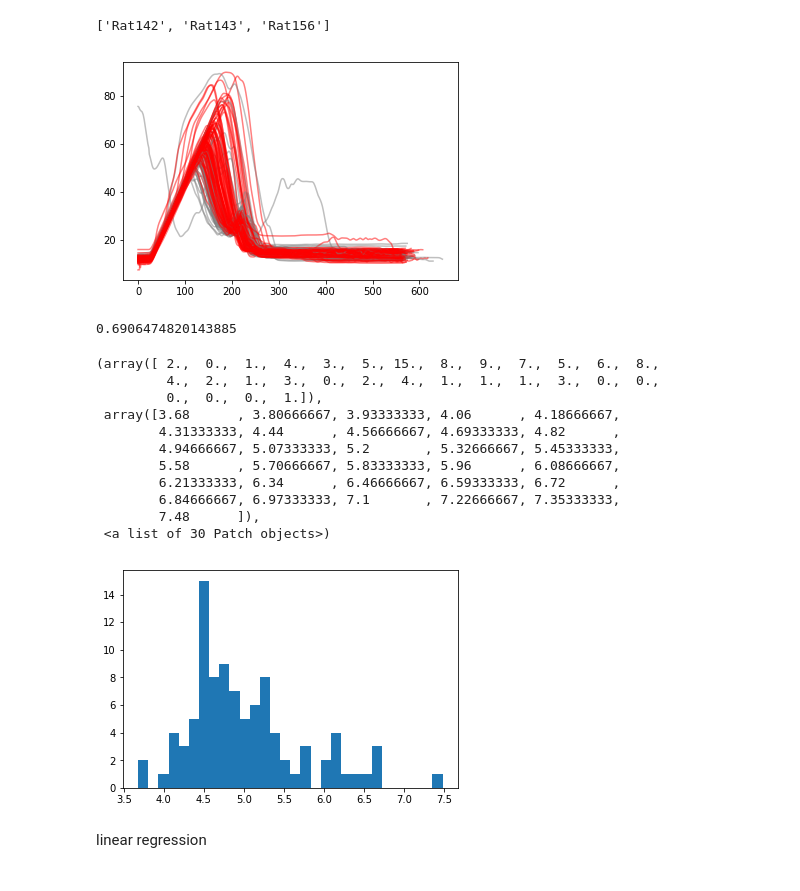
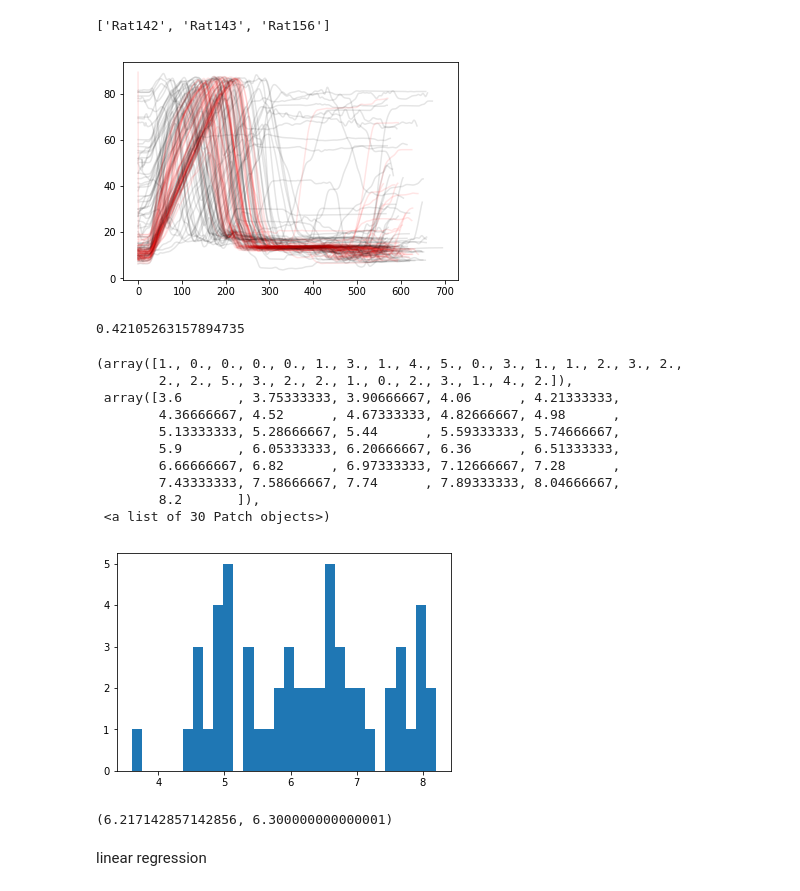
Before and after one commit to AtMostafa/2020-striatal-function, a Jupyter notebook: _experimental/TestNotebook.ipynb, the cells around one changed output. Saved outputs shown, nothing was run; the diff lists cells and outputs as text; code cells hidden in the pictures.

```diff
--- a/_experimental/TestNotebook.ipynb
+++ b/_experimental/TestNotebook.ipynb
@@ -68,3 +109,4 @@ print(animalList)
 # %%
-session='Rat304_2019_01_22_13_14'
+session='Rat267_2018_09_03_11_38'
 data=Data(root,session[:6],session,param=param,redoPreprocess=False, saveAsPickle=False);
+a,b=sequential_trials(data)
@@ -113,32 +113,50 @@ a,b=sequential_trials(data)
+# %%
+plt.close('all')
+
+for trial in data.position:
+    if trial in a:
+        c='r'
+    else: continue
+    ax=plt.axes()
+    ax.cla()
+    ax.plot(data.position[trial],color=c)
+    ax.axvline((data.entranceTime[trial]+1)*25)
+    plt.show()
+    plt.draw()
+    print(trial)
+    breakpoint()
+    clear_output()
 # %%
-
 ax=plt.axes()
 for trial in data.position:
     if trial in a:
         c='r'
-    else: c=[.5,.5,.5,.01]
-    ax.plot(data.position[trial],color=c,alpha=.5)
+    else: c='k'
+    ax.plot(data.position[trial],c,alpha=.1)
 # %% [output]
-[figure, old version]
+[figure, new version]
 # %%
 len(a)/data.nTrial
 # %% [output]
-0.6906474820143885
+0.42105263157894735
 # %%
 plt.hist(b,30)
 # %% [output]
-(array([ 2.,  0.,  1.,  4.,  3.,  5., 15.,  8.,  9.,  7.,  5.,  6.,  8.,
-         4.,  2.,  1.,  3.,  0.,  2.,  4.,  1.,  1.,  1.,  3.,  0.,  0.,
-         0.,  0.,  0.,  1.]),
- array([3.68      , 3.80666667, 3.93333333, 4.06      , 4.18666667,
-        4.31333333, 4.44      , 4.56666667, 4.69333333, 4.82      ,
-        4.94666667, 5.07333333, 5.2       , 5.32666667, 5.45333333,
-        5.58      , 5.70666667, 5.83333333, 5.96      , 6.08666667,
-        6.21333333, 6.34      , 6.46666667, 6.59333333, 6.72      ,
-        6.84666667, 6.97333333, 7.1       , 7.22666667, 7.35333333,
-        7.48      ]),
+(array([1., 0., 0., 0., 0., 1., 3., 1., 4., 5., 0., 3., 1., 1., 2., 3., 2.,
+        2., 2., 5., 3., 2., 2., 1., 0., 2., 3., 1., 4., 2.]),
+ array([3.6       , 3.75333333, 3.90666667, 4.06      , 4.21333333,
+        4.36666667, 4.52      , 4.67333333, 4.82666667, 4.98      ,
+        5.13333333, 5.28666667, 5.44      , 5.59333333, 5.74666667,
+        5.9       , 6.05333333, 6.20666667, 6.36      , 6.51333333,
+        6.66666667, 6.82      , 6.97333333, 7.12666667, 7.28      ,
+        7.43333333, 7.58666667, 7.74      , 7.89333333, 8.04666667,
+        8.2       ]),
  <a list of 30 Patch objects>)
-[figure, old version]
+[figure, new version]
+# %%
+np.mean(b),np.median(b)
+# %% [output]
+(6.217142857142856, 6.300000000000001)
 # %%
 class forwardRunningSpeed:
     '''
```
Also changed, not shown: parts of 3 cells of this notebook.
